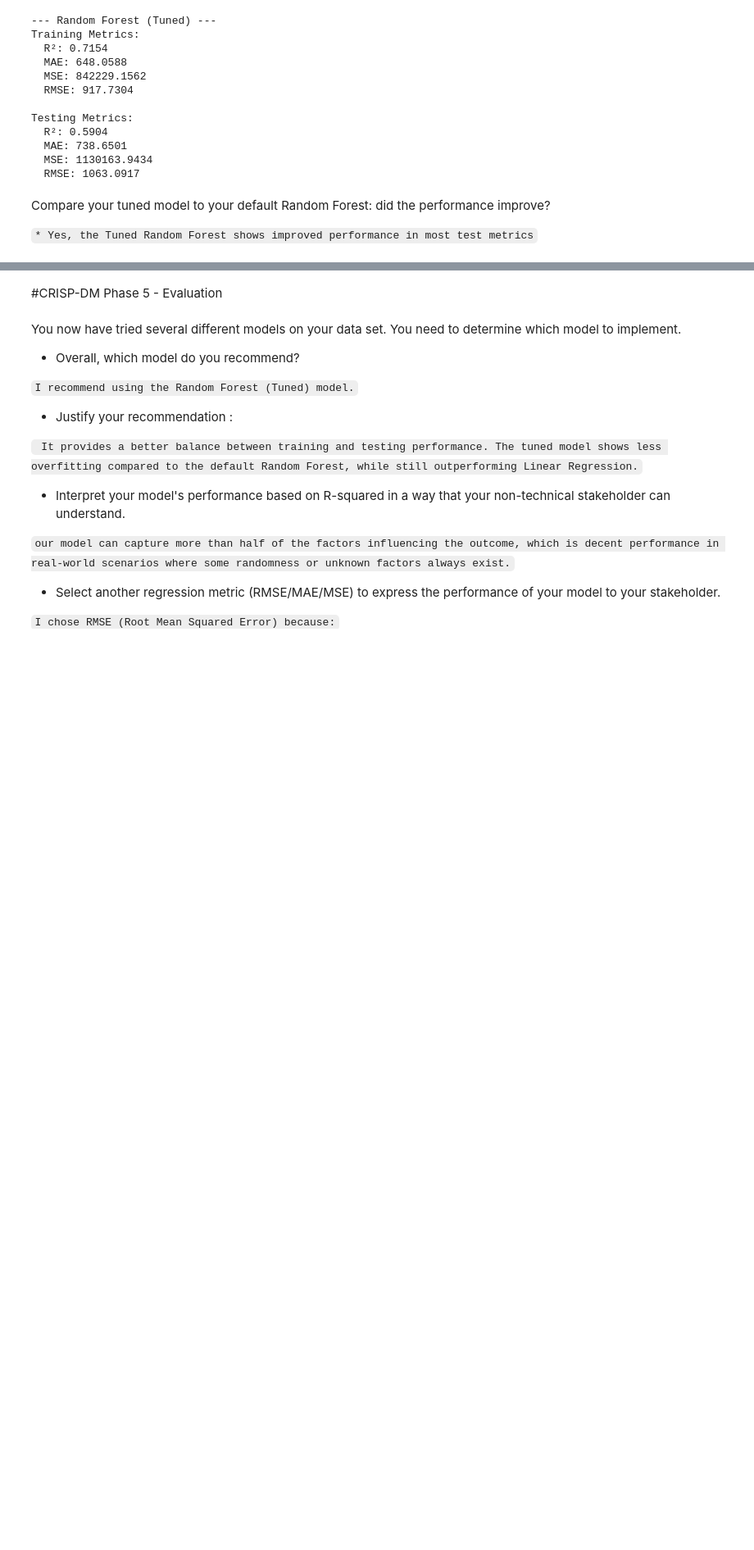
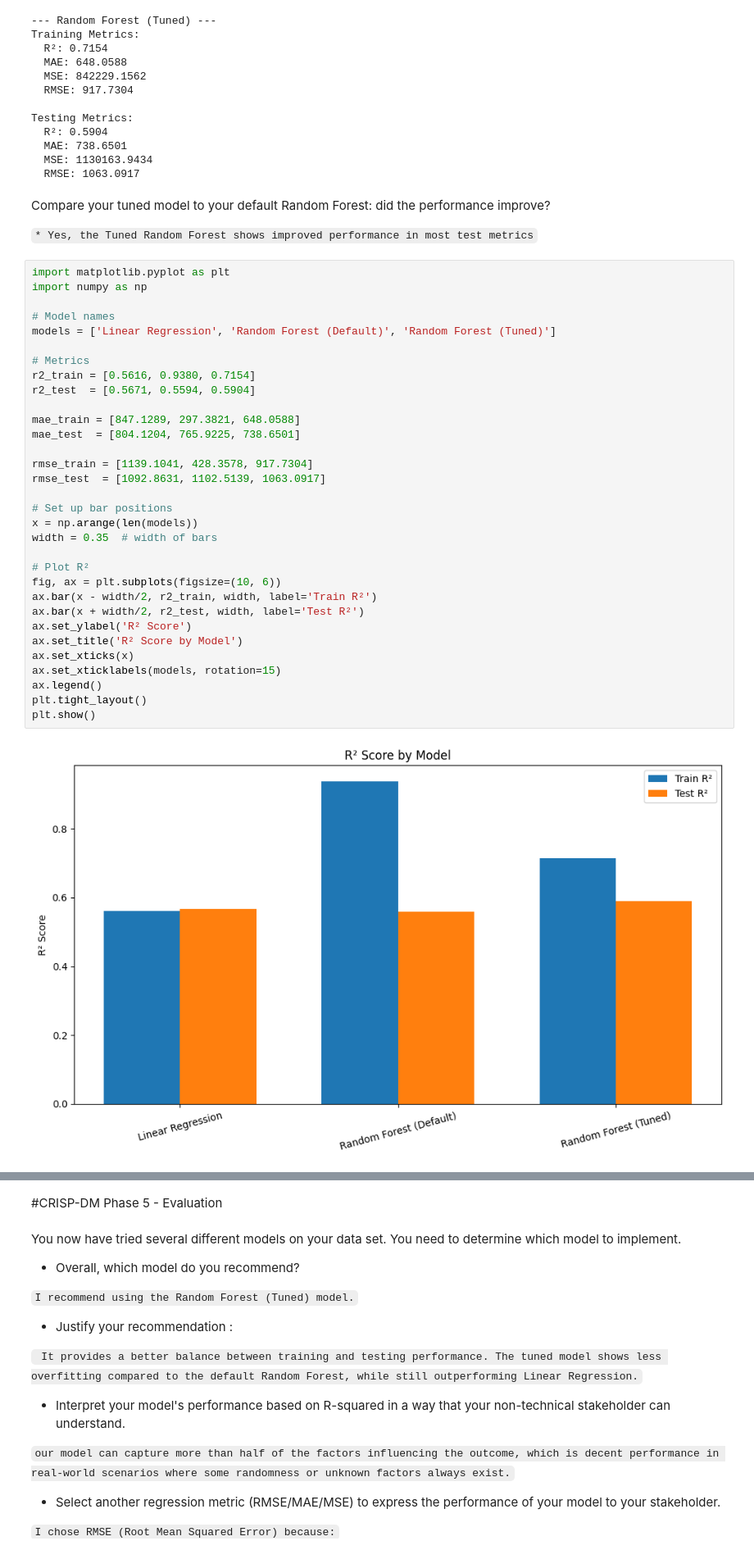
Before and after one commit to OwaisAbuSalah/Prediction-of-Product-Sales, a Jupyter notebook: Prediction_of_Product_Sales_.ipynb, the cells around one changed output, grey strips where cells are left out. Shown at 82% size. Cells and saved outputs as stored; diff of their text form; blank space fills up the shorter version.

```diff
--- a/Prediction_of_Product_Sales_.ipynb
+++ b/Prediction_of_Product_Sales_.ipynb
@@ -1433,3 +1433,37 @@ Testing Metrics:
 Compare your tuned model to your default Random Forest: did the performance improve?
 
 `* Yes, the Tuned Random Forest shows improved performance in most test metrics`
+# %%
+import matplotlib.pyplot as plt
+import numpy as np
+
+# Model names
+models = ['Linear Regression', 'Random Forest (Default)', 'Random Forest (Tuned)']
+
+# Metrics
+r2_train = [0.5616, 0.9380, 0.7154]
+r2_test  = [0.5671, 0.5594, 0.5904]
+
+mae_train = [847.1289, 297.3821, 648.0588]
+mae_test  = [804.1204, 765.9225, 738.6501]
+
+rmse_train = [1139.1041, 428.3578, 917.7304]
+rmse_test  = [1092.8631, 1102.5139, 1063.0917]
+
+# Set up bar positions
+x = np.arange(len(models))
+width = 0.35  # width of bars
+
+# Plot R²
+fig, ax = plt.subplots(figsize=(10, 6))
+ax.bar(x - width/2, r2_train, width, label='Train R²')
+ax.bar(x + width/2, r2_test, width, label='Test R²')
+ax.set_ylabel('R² Score')
+ax.set_title('R² Score by Model')
+ax.set_xticks(x)
+ax.set_xticklabels(models, rotation=15)
+ax.legend()
+plt.tight_layout()
+plt.show()
+# %% [output]
+[figure, added]
```
Also changed, not shown: parts of 9 cells of this notebook.
